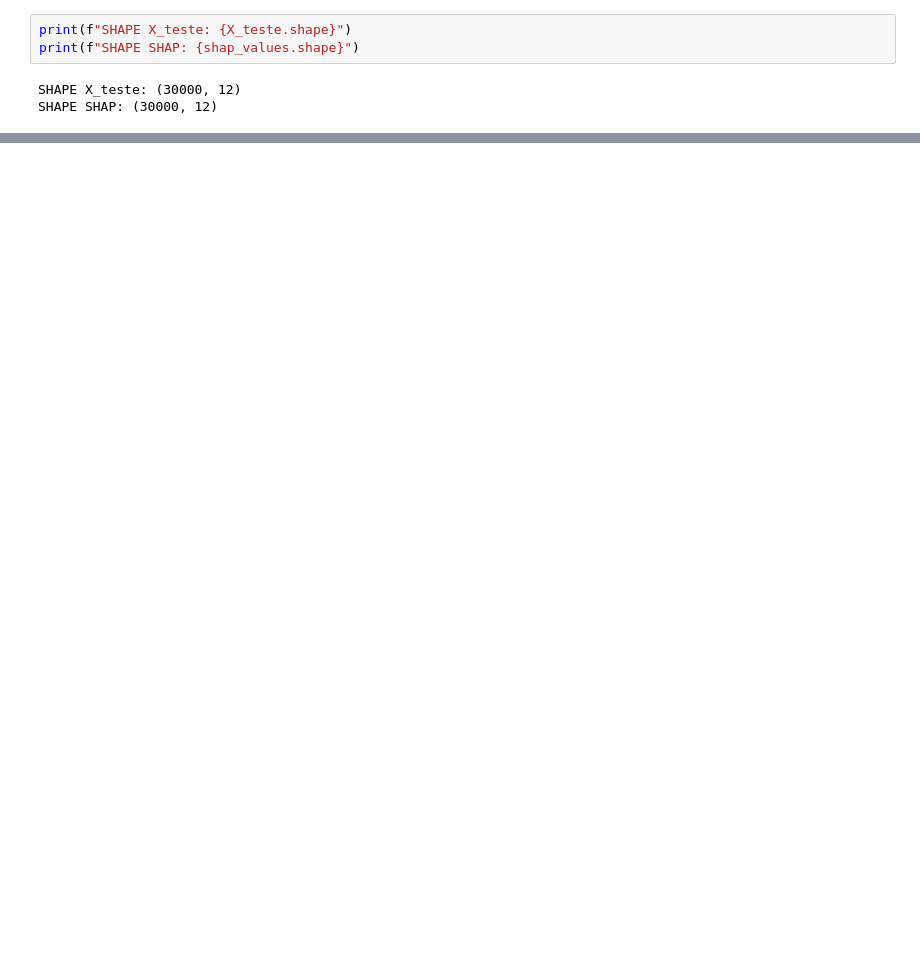
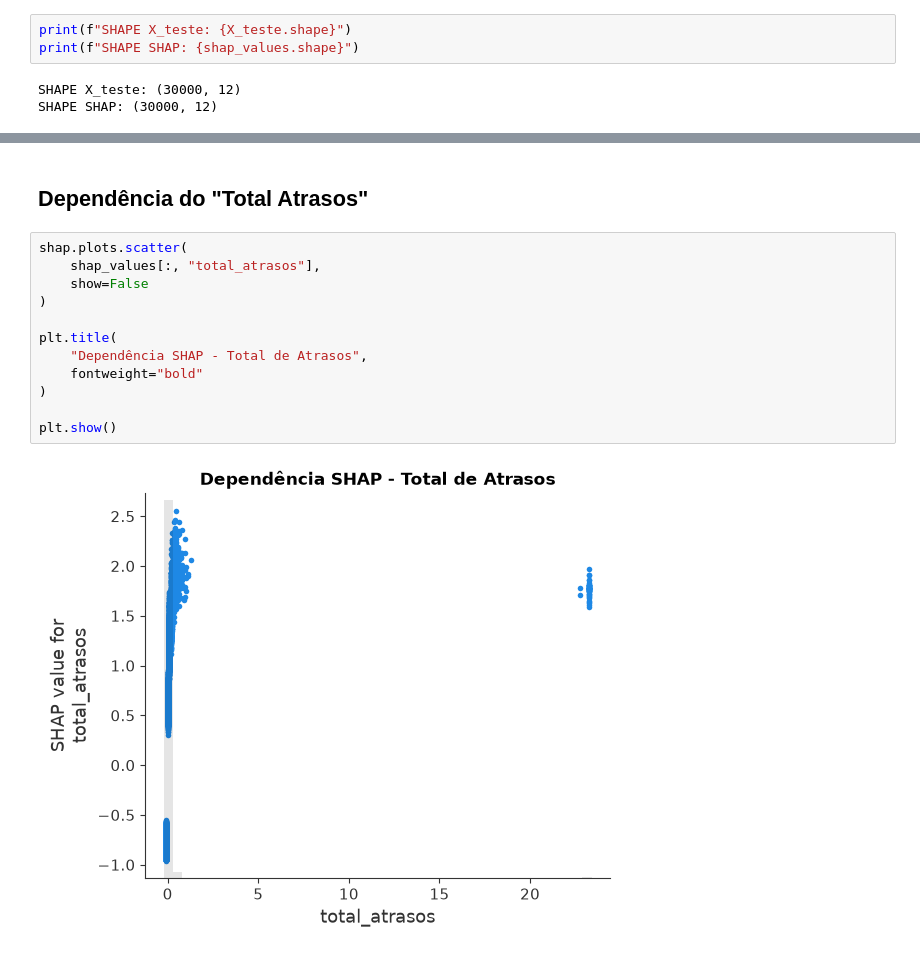
Before and after one commit to RenanTrevelim/credit-risk-modeling, a Jupyter notebook: notebooks/03_modelos_machine_learning.ipynb, the cells around one changed output, grey strips where cells are left out. Drawn from its saved outputs; the diff is of its cells as text; blank space fills up the shorter version.

```diff
--- a/notebooks/03_modelos_machine_learning.ipynb
+++ b/notebooks/03_modelos_machine_learning.ipynb
@@ -968,0 +979,16 @@ plt.show()
+# %% [markdown]
+## Dependência do "Total Atrasos"
+# %%
+shap.plots.scatter(
+    shap_values[:, "total_atrasos"],
+    show=False
+)
+
+plt.title(
+    "Dependência SHAP - Total de Atrasos",
+    fontweight="bold"
+)
+
+plt.show()
+# %% [output]
+[figure, added]
```
Also changed, not shown: parts of 24 cells of this notebook, 1 other file.
